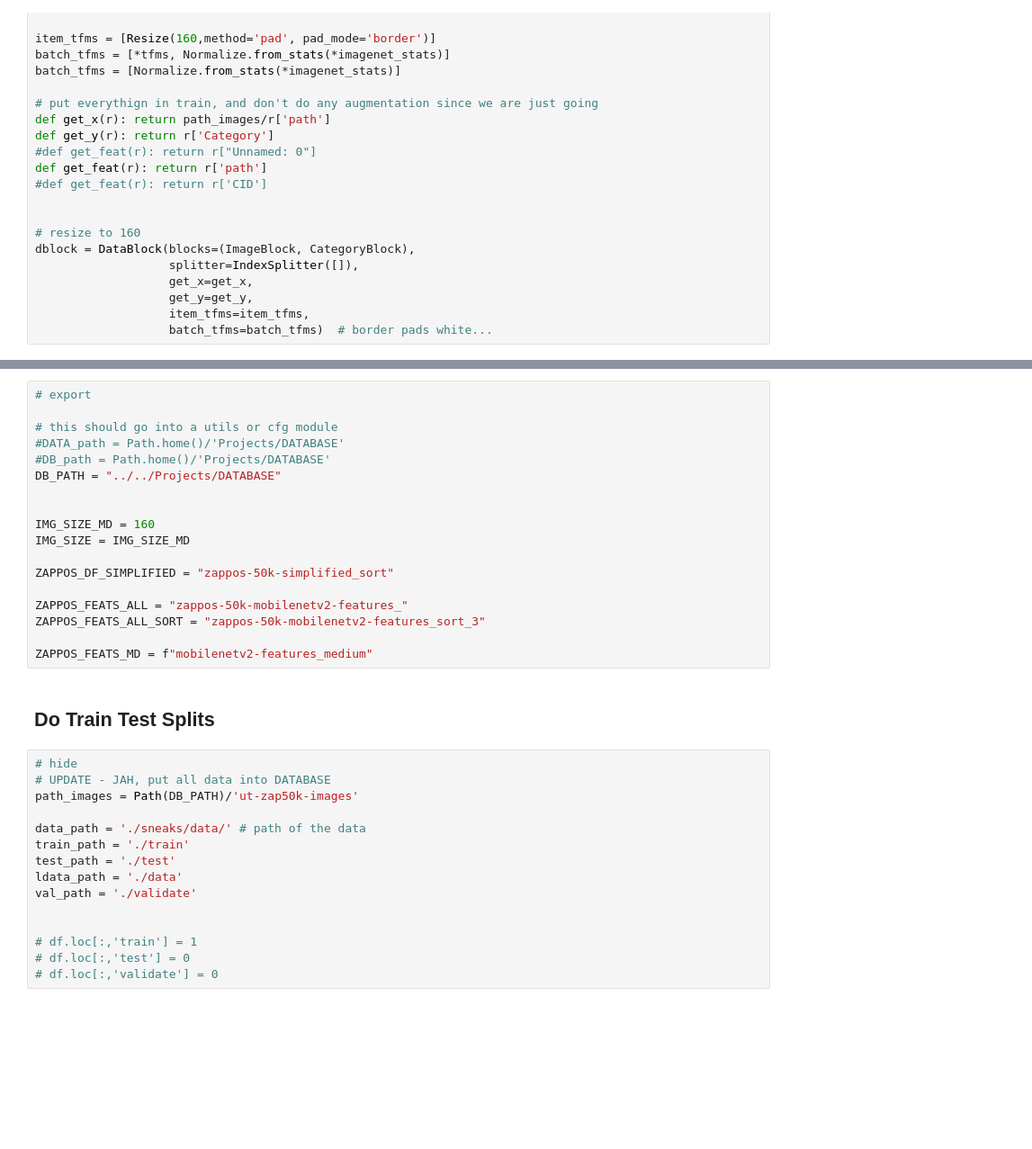
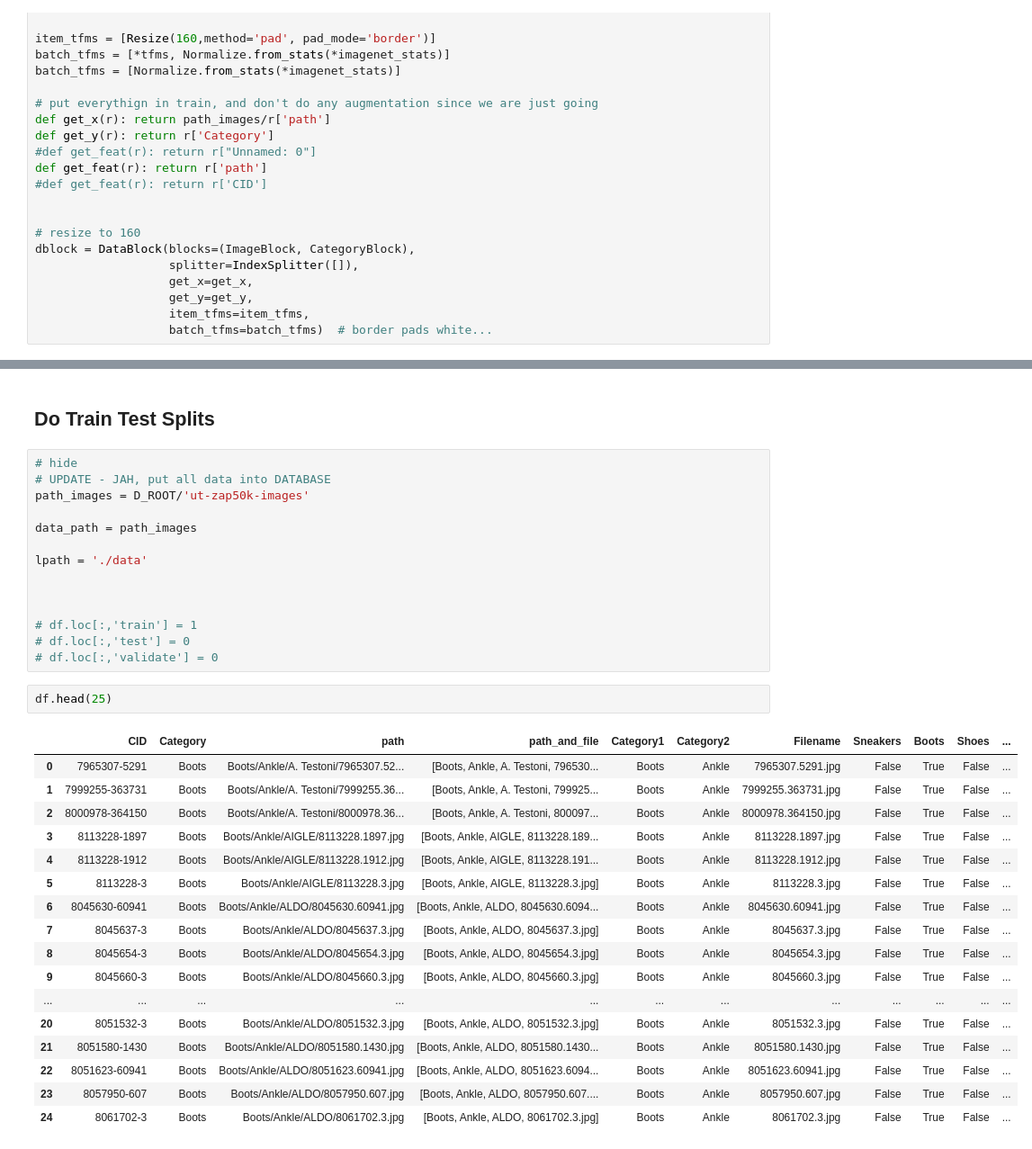
Before and after one commit to ergonyc/snkr-finder, a Jupyter notebook: nbs/01_data.ipynb, the cells around one changed output, grey strips where cells are left out. Shown: that part at 90% size. Saved outputs shown, nothing was run; the diff lists cells and outputs as text; blank space fills up the shorter version.

```diff
--- a/nbs/01_data.ipynb
+++ b/nbs/01_data.ipynb
@@ -397,38 +388,39 @@ dls.show_batch()
-# %%
-# export
-
-# this should go into a utils or cfg module
-#DATA_path = Path.home()/'Projects/DATABASE'
-#DB_path = Path.home()/'Projects/DATABASE'
-DB_PATH = "../../Projects/DATABASE"
-
-
-IMG_SIZE_MD = 160
-IMG_SIZE = IMG_SIZE_MD
-
-ZAPPOS_DF_SIMPLIFIED = "zappos-50k-simplified_sort"
-
-ZAPPOS_FEATS_ALL = "zappos-50k-mobilenetv2-features_"
-ZAPPOS_FEATS_ALL_SORT = "zappos-50k-mobilenetv2-features_sort_3"
-
-ZAPPOS_FEATS_MD = f"mobilenetv2-features_medium"
 # %% [markdown]
 ## Do Train Test Splits
 # %%
 # hide
 # UPDATE - JAH, put all data into DATABASE
-path_images = Path(DB_PATH)/'ut-zap50k-images'
+path_images = D_ROOT/'ut-zap50k-images'
 
-data_path = './sneaks/data/' # path of the data
-train_path = './train'
-test_path = './test'
-ldata_path = './data'
-val_path = './validate'
+data_path = path_images
+
+lpath = './data'
+
 
 
 # df.loc[:,'train'] = 1
 # df.loc[:,'test'] = 0
 # df.loc[:,'validate'] = 0
+# %%
+df.head(25)
+# %% [output]
+|  | CID | Category | path | path_and_file | Category1 | Category2 | Filename | Sneakers | Boots | Shoes | ... |
+| 0 | 7965307-5291 | Boots | Boots/Ankle/A. Testoni/7965307.52... | [Boots, Ankle, A. Testoni, 796530... | Boots | Ankle | 7965307.5291.jpg | False | True | False | ... |
+| 1 | 7999255-363731 | Boots | Boots/Ankle/A. Testoni/7999255.36... | [Boots, Ankle, A. Testoni, 799925... | Boots | Ankle | 7999255.363731.jpg | False | True | False | ... |
+| 2 | 8000978-364150 | Boots | Boots/Ankle/A. Testoni/8000978.36... | [Boots, Ankle, A. Testoni, 800097... | Boots | Ankle | 8000978.364150.jpg | False | True | False | ... |
+| 3 | 8113228-1897 | Boots | Boots/Ankle/AIGLE/8113228.1897.jpg | [Boots, Ankle, AIGLE, 8113228.189... | Boots | Ankle | 8113228.1897.jpg | False | True | False | ... |
+| 4 | 8113228-1912 | Boots | Boots/Ankle/AIGLE/8113228.1912.jpg | [Boots, Ankle, AIGLE, 8113228.191... | Boots | Ankle | 8113228.1912.jpg | False | True | False | ... |
+| 5 | 8113228-3 | Boots | Boots/Ankle/AIGLE/8113228.3.jpg | [Boots, Ankle, AIGLE, 8113228.3.jpg] | Boots | Ankle | 8113228.3.jpg | False | True | False | ... |
+| 6 | 8045630-60941 | Boots | Boots/Ankle/ALDO/8045630.60941.jpg | [Boots, Ankle, ALDO, 8045630.6094... | Boots | Ankle | 8045630.60941.jpg | False | True | False | ... |
+| 7 | 8045637-3 | Boots | Boots/Ankle/ALDO/8045637.3.jpg | [Boots, Ankle, ALDO, 8045637.3.jpg] | Boots | Ankle | 8045637.3.jpg | False | True | False | ... |
+| 8 | 8045654-3 | Boots | Boots/Ankle/ALDO/8045654.3.jpg | [Boots, Ankle, ALDO, 8045654.3.jpg] | Boots | Ankle | 8045654.3.jpg | False | True | False | ... |
+| 9 | 8045660-3 | Boots | Boots/Ankle/ALDO/8045660.3.jpg | [Boots, Ankle, ALDO, 8045660.3.jpg] | Boots | Ankle | 8045660.3.jpg | False | True | False | ... |
+| ... | ... | ... | ... | ... | ... | ... | ... | ... | ... | ... | ... |
+| 20 | 8051532-3 | Boots | Boots/Ankle/ALDO/8051532.3.jpg | [Boots, Ankle, ALDO, 8051532.3.jpg] | Boots | Ankle | 8051532.3.jpg | False | True | False | ... |
+| 21 | 8051580-1430 | Boots | Boots/Ankle/ALDO/8051580.1430.jpg | [Boots, Ankle, ALDO, 8051580.1430... | Boots | Ankle | 8051580.1430.jpg | False | True | False | ... |
+| 22 | 8051623-60941 | Boots | Boots/Ankle/ALDO/8051623.60941.jpg | [Boots, Ankle, ALDO, 8051623.6094... | Boots | Ankle | 8051623.60941.jpg | False | True | False | ... |
+| 23 | 8057950-607 | Boots | Boots/Ankle/ALDO/8057950.607.jpg | [Boots, Ankle, ALDO, 8057950.607.... | Boots | Ankle | 8057950.607.jpg | False | True | False | ... |
+| 24 | 8061702-3 | Boots | Boots/Ankle/ALDO/8061702.3.jpg | [Boots, Ankle, ALDO, 8061702.3.jpg] | Boots | Ankle | 8061702.3.jpg | False | True | False | ... |
 # %%
 #export
 
```
Also changed, not shown: parts of 26 cells of this notebook, 18 other files.
